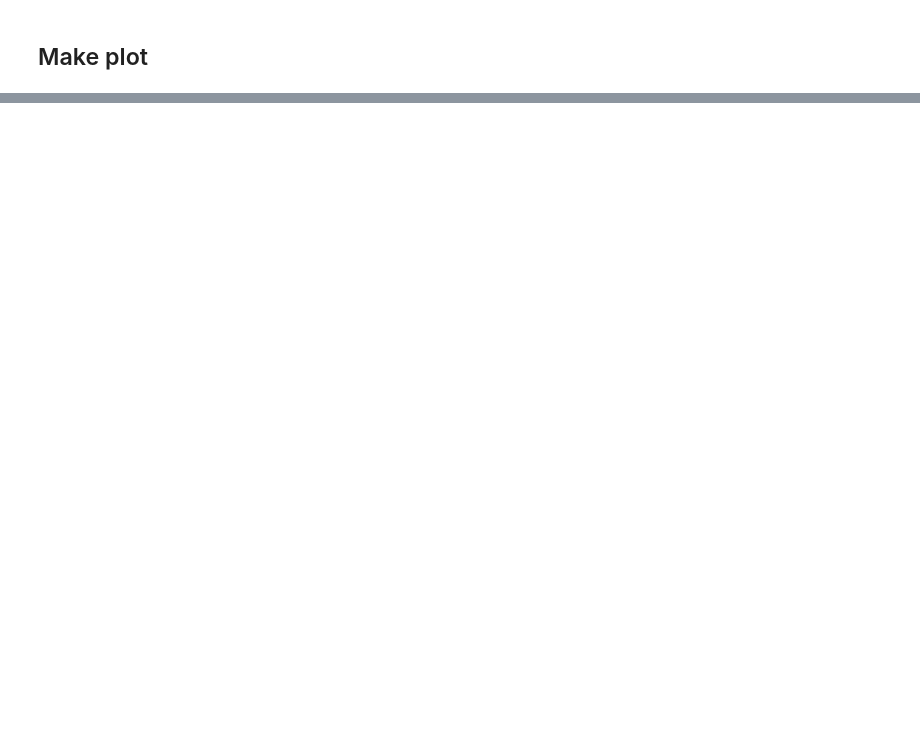
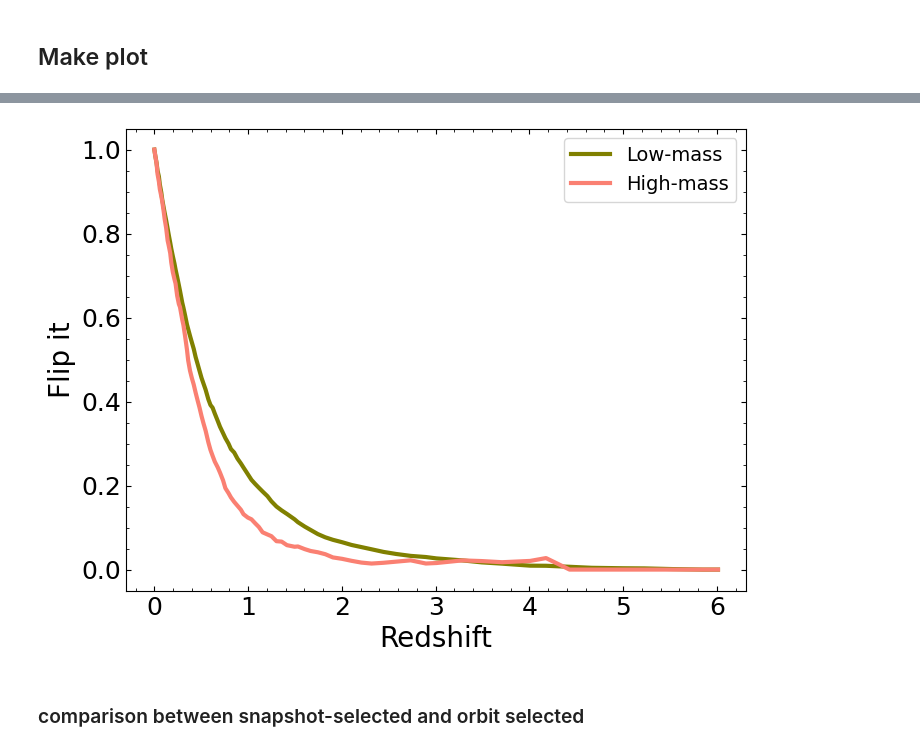
Before and after one commit to katiechambe/orbs, a Jupyter notebook: notebooks/bet-on-it/6_sampleproperties.ipynb, the cells around one changed output, grey strips where cells are left out. Saved outputs shown, nothing was run; the diff lists cells and outputs as text; code cells hidden in the pictures; blank space fills up the shorter version.

```diff
--- a/notebooks/bet-on-it/6_sampleproperties.ipynb
+++ b/notebooks/bet-on-it/6_sampleproperties.ipynb
@@ -435,0 +517,21 @@ plt.show()
+# %%
+fig,ax = plt.subplots(figsize=(8,6))
+
+ls_all = "solid"
+ls_merge = "dashed"
+
+lw_all = 3
+lw_merge = 2
+
+plt.plot(plot_red, 1-plot_low_frac, label='Low-mass', color=palette['low'], lw=lw_all)
+plt.plot(plot_red, 1-plot_high_frac, label='High-mass', color=palette['high'], lw=lw_all)
+
+plt.legend(fontsize=14)
+plt.xlabel("Redshift")
+plt.ylabel(r"Flip it")
+# plt.savefig("../../plots/bet-on-it/6_paircount.png",bbox_inches='tight')
+plt.show()
+# %% [output]
+[figure, added]
+# %% [markdown]
+### comparison between snapshot-selected and orbit selected
```
Also changed, not shown: parts of 36 cells of this notebook, 14 other files.
